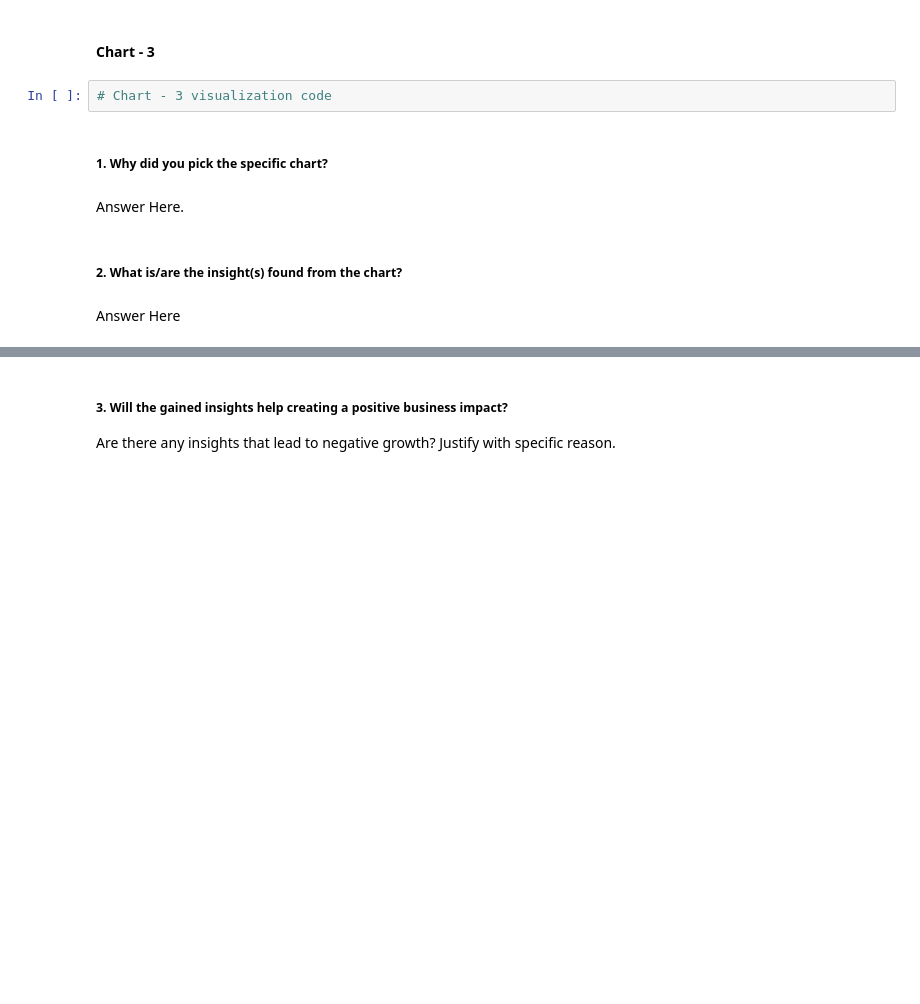
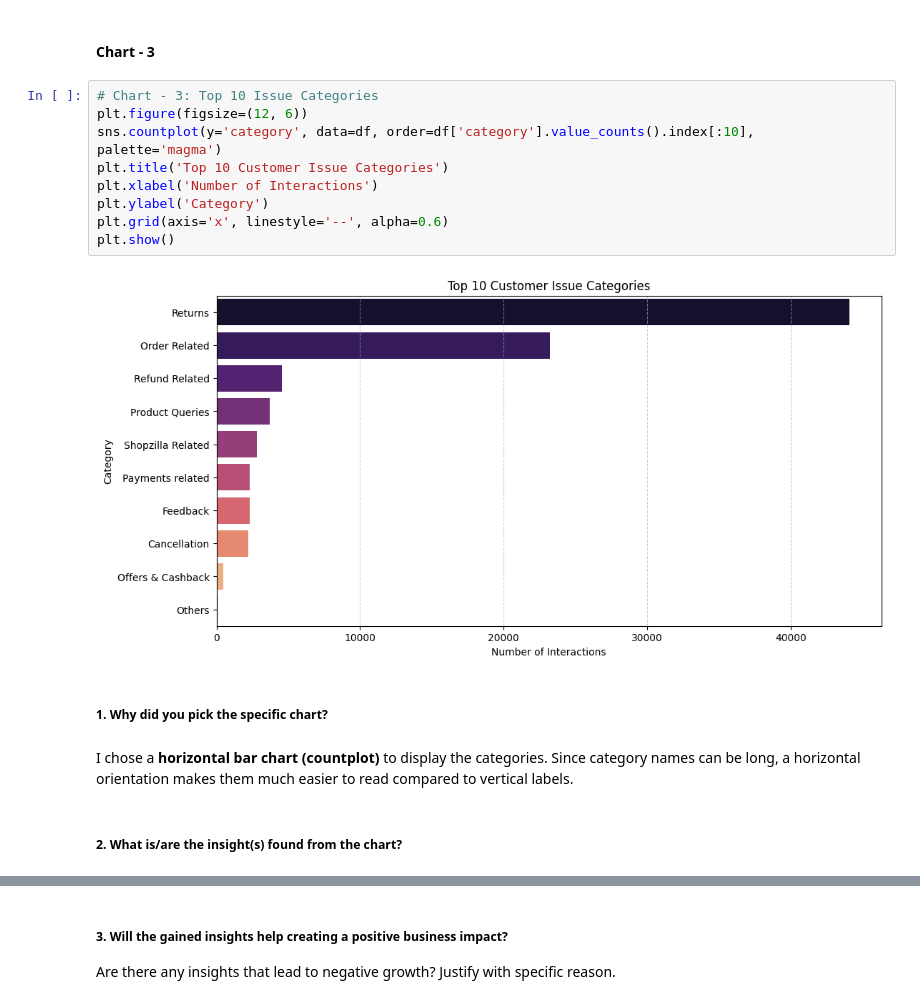
Before and after one commit to amol004/E-Commerce-Customer-Satisfaction-Score-Prediction-Deep-Learning, a Jupyter notebook: E_Commerce_Customer_Satisfaction_Score_Prediction.ipynb, the cells around one changed output, grey strips where cells are left out. Drawn from its saved outputs; the diff is of its cells as text; blank space fills up the shorter version.

```diff
--- a/E_Commerce_Customer_Satisfaction_Score_Prediction.ipynb
+++ b/E_Commerce_Customer_Satisfaction_Score_Prediction.ipynb
@@ -354,13 +356,20 @@ Are there any insights that lead to negative growth? Justify with specific reaso
 This helps the business in resource allocation. Since 'Inbound' is the primary channel, the majority of staffing and training should be focused there. However, the low usage of 'Email' might indicate a friction point in the digital support experience that could be improved to reduce the load on live agents.
 # %% [markdown]
 #### Chart - 3
-# %%
-# Chart - 3 visualization code
+# %%
+# Chart - 3: Top 10 Issue Categories
+plt.figure(figsize=(12, 6))
+sns.countplot(y='category', data=df, order=df['category'].value_counts().index[:10], palette='magma')
+plt.title('Top 10 Customer Issue Categories')
+plt.xlabel('Number of Interactions')
+plt.ylabel('Category')
+plt.grid(axis='x', linestyle='--', alpha=0.6)
+plt.show()
+# %% [output]
+[figure, added]
 # %% [markdown]
 ##### 1. Why did you pick the specific chart?
-# %% [markdown]
-Answer Here.
+# %% [markdown]
+I chose a **horizontal bar chart (countplot)** to display the categories. Since category names can be long, a horizontal orientation makes them much easier to read compared to vertical labels.
 # %% [markdown]
 ##### 2. What is/are the insight(s) found from the chart?
-# %% [markdown]
-Answer Here
```
Also changed, not shown: parts of 4 cells of this notebook.
